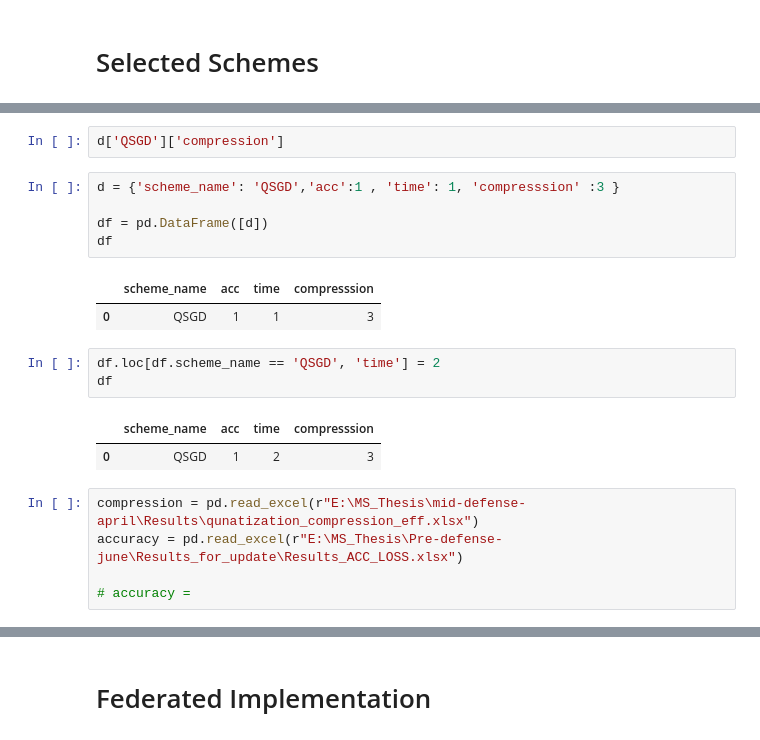
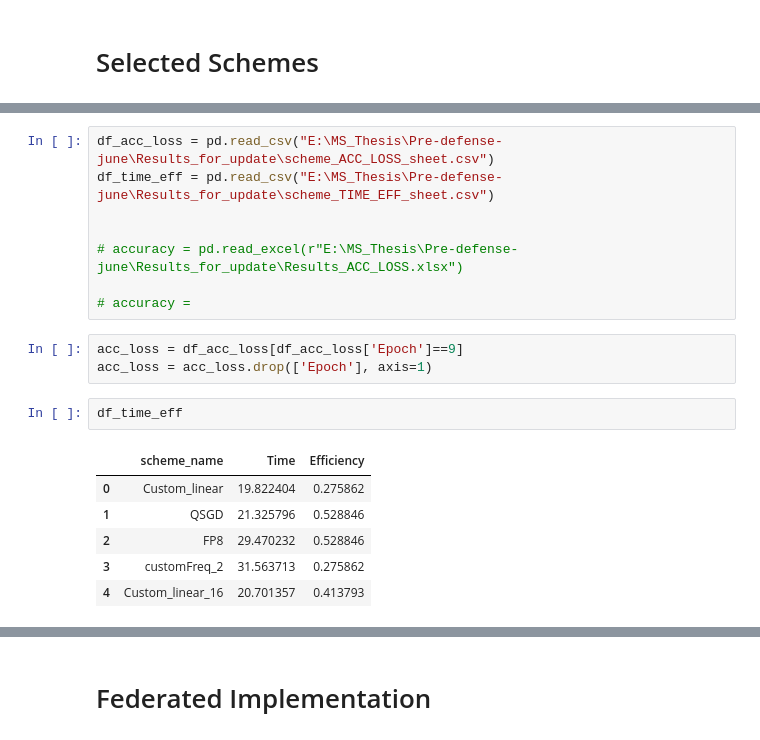
Before and after one commit to faiza-sfa/FedQuantization, a Jupyter notebook: phase_2_simulation_w_quantization.ipynb, the cells around one changed output, grey strips where cells are left out. Saved outputs shown, nothing was run; the diff lists cells and outputs as text.

```diff
--- a/phase_2_simulation_w_quantization.ipynb
+++ b/phase_2_simulation_w_quantization.ipynb
@@ -1001,21 +1015,20 @@ d['QSGD'] = {'acc':1 , 'time': 1, 'compresssion' :3 }
-# %%
-d['QSGD']['compression']
-# %%
-d = {'scheme_name': 'QSGD','acc':1 , 'time': 1, 'compresssion' :3 }
-
-df = pd.DataFrame([d])
-df
-# %% [output]
-|  | scheme_name | acc | time | compresssion |
-| 0 | QSGD | 1 | 1 | 3 |
-# %%
-df.loc[df.scheme_name == 'QSGD', 'time'] = 2
-df
-# %% [output]
-|  | scheme_name | acc | time | compresssion |
-| 0 | QSGD | 1 | 2 | 3 |
 # %%
-compression = pd.read_excel(r"E:\MS_Thesis\mid-defense-april\Results\qunatization_compression_eff.xlsx")
-accuracy = pd.read_excel(r"E:\MS_Thesis\Pre-defense-june\Results_for_update\Results_ACC_LOSS.xlsx")
+df_acc_loss = pd.read_csv("E:\MS_Thesis\Pre-defense-june\Results_for_update\scheme_ACC_LOSS_sheet.csv")
+df_time_eff = pd.read_csv("E:\MS_Thesis\Pre-defense-june\Results_for_update\scheme_TIME_EFF_sheet.csv")
+
+
+# accuracy = pd.read_excel(r"E:\MS_Thesis\Pre-defense-june\Results_for_update\Results_ACC_LOSS.xlsx")
 
 # accuracy =
+# %%
+acc_loss = df_acc_loss[df_acc_loss['Epoch']==9]
+acc_loss = acc_loss.drop(['Epoch'], axis=1)
+# %%
+df_time_eff
+# %% [output]
+|  | scheme_name | Time | Efficiency |
+| 0 | Custom_linear | 19.822404 | 0.275862 |
+| 1 | QSGD | 21.325796 | 0.528846 |
+| 2 | FP8 | 29.470232 | 0.528846 |
+| 3 | customFreq_2 | 31.563713 | 0.275862 |
+| 4 | Custom_linear_16 | 20.701357 | 0.413793 |
```
Also changed, not shown: parts of 23 cells of this notebook, 1 other file.
